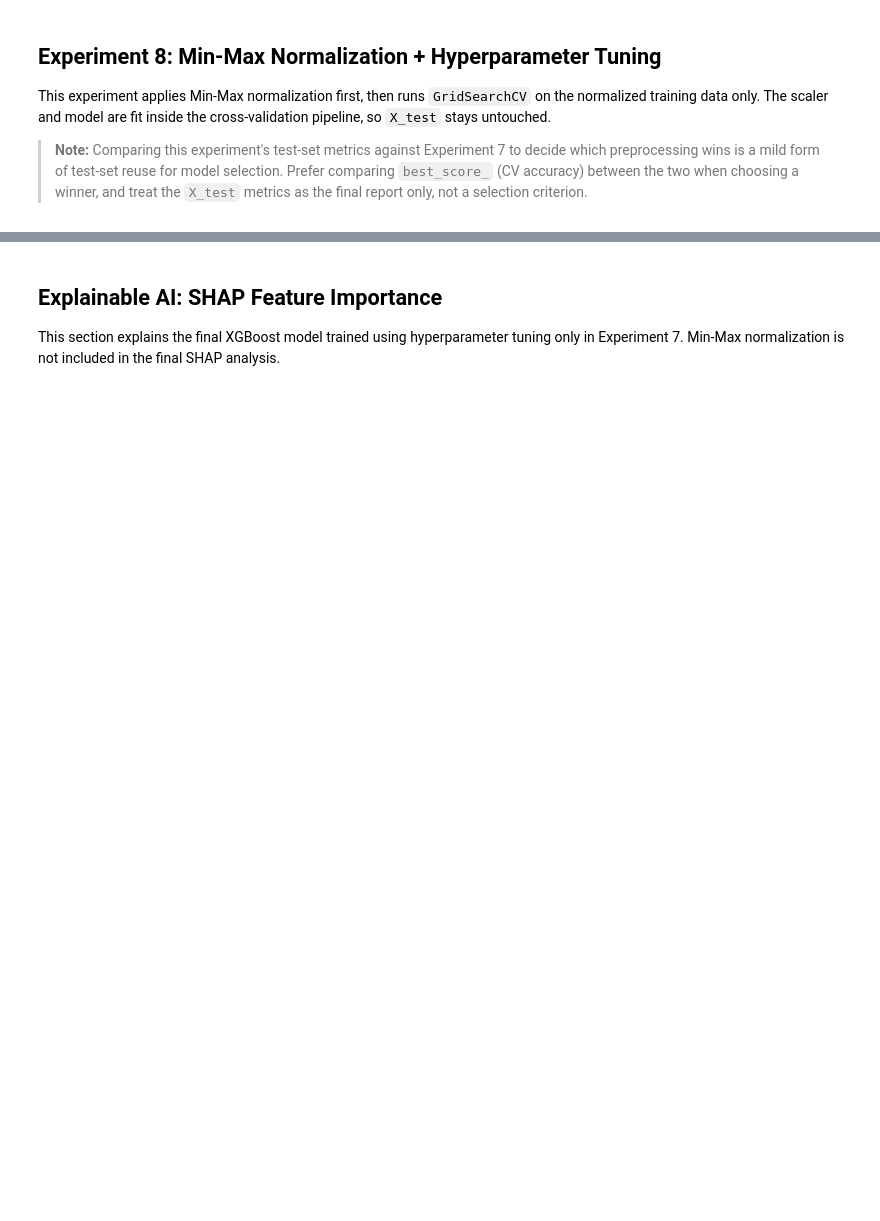
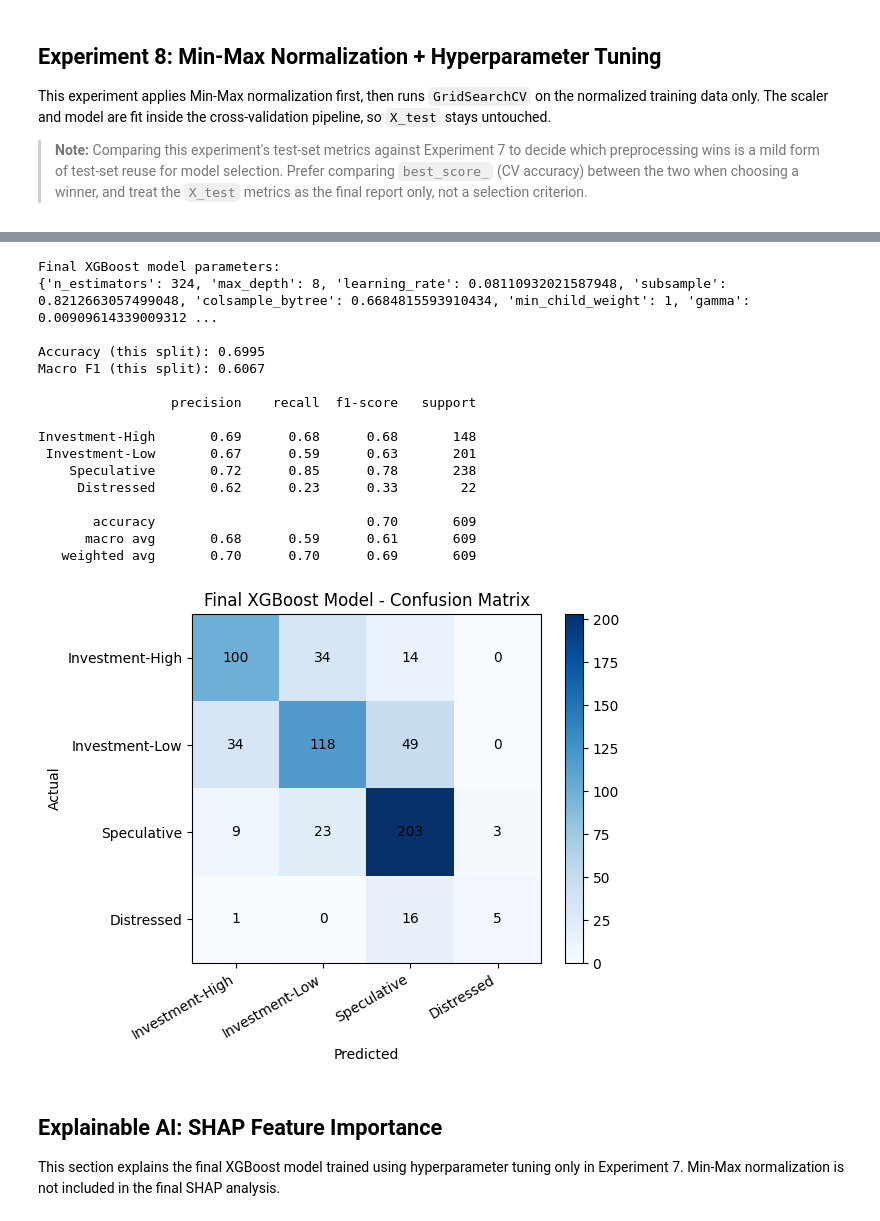
Before and after one commit to nicholas24042626/CreditSight, a Jupyter notebook: notebook/xgboost/xgboost.ipynb, the cells around one changed output, grey strips where cells are left out. Cells and saved outputs as stored; diff of their text form; code cells hidden in the pictures; blank space fills up the shorter version.

```diff
--- a/notebook/xgboost/xgboost.ipynb
+++ b/notebook/xgboost/xgboost.ipynb
@@ -1074,3 +4310,65 @@ Conclusion: Reject - the tuned Min-Max pipeline did not improve the untuned Min-
+# %%
+# Final selected XGBoost pipeline: winsorization + Optuna hyperparameters +
+# num_parallel_tree=3 + tree_method="hist", max_bin=16 (Experiment 25's configuration),
+# fit on the notebook's original X_train/X_test split for the final reported numbers.
+final_preprocessor_selected = make_winsor_preprocessor()
+final_model_params = dict(combined_params)
+final_model_params.update({"num_parallel_tree": 3, "tree_method": "hist", "max_bin": 16})
+
+final_xgboost_model = XGBClassifier(random_state=42, eval_metric="mlogloss", **final_model_params)
+final_xgboost_pipeline = Pipeline(
+    steps=[("preprocessor", final_preprocessor_selected), ("model", final_xgboost_model)]
+)
+final_xgboost_pipeline.fit(X_train, y_train)
+
+final_xgboost_pred = final_xgboost_pipeline.predict(X_test)
+final_xgboost_pred_labels = label_encoder.inverse_transform(final_xgboost_pred.astype(int))
+final_xgboost_metrics = evaluate_predictions(y_test_labels, final_xgboost_pred_labels, CLASS_ORDER)
+
+print("Final XGBoost model parameters:")
+print(final_model_params)
+print()
+print(f"Accuracy (this split): {final_xgboost_metrics['accuracy']:.4f}")
+print(f"Macro F1 (this split): {final_xgboost_metrics['macro_f1']:.4f}")
+print()
+print(final_xgboost_metrics["classification_report_text"])
+
+cm = np.array(final_xgboost_metrics["confusion_matrix"])
+fig, ax = plt.subplots(figsize=(7, 5))
+im = ax.imshow(cm, cmap="Blues")
+ax.set_xticks(range(len(CLASS_ORDER)))
+ax.set_yticks(range(len(CLASS_ORDER)))
+ax.set_xticklabels(CLASS_ORDER, rotation=30, ha="right")
+ax.set_yticklabels(CLASS_ORDER)
+ax.set_xlabel("Predicted")
+ax.set_ylabel("Actual")
+ax.set_title("Final XGBoost Model - Confusion Matrix")
+
+for row_index in range(cm.shape[0]):
+    for column_index in range(cm.shape[1]):
+        ax.text(column_index, row_index, cm[row_index, column_index], ha="center", va="center", color="black")
+
+fig.colorbar(im, ax=ax, fraction=0.046, pad=0.04)
+plt.tight_layout()
+plt.show()
+# %% [output]
+Final XGBoost model parameters:
+{'n_estimators': 324, 'max_depth': 8, 'learning_rate': 0.08110932021587948, 'subsample': 0.8212663057499048, 'colsample_bytree': 0.6684815593910434, 'min_child_weight': 1, 'gamma': 0.00909614339009312 ...
+
+Accuracy (this split): 0.6995
+Macro F1 (this split): 0.6067
+
+                 precision    recall  f1-score   support
+
+Investment-High       0.69      0.68      0.68       148
+ Investment-Low       0.67      0.59      0.63       201
+    Speculative       0.72      0.85      0.78       238
+     Distressed       0.62      0.23      0.33        22
+
+       accuracy                           0.70       609
+      macro avg       0.68      0.59      0.61       609
+   weighted avg       0.70      0.70      0.69       609
+[figure, added]
 # %% [markdown]
 ## Explainable AI: SHAP Feature Importance
 
```
Also changed, not shown: parts of 70 cells of this notebook.
